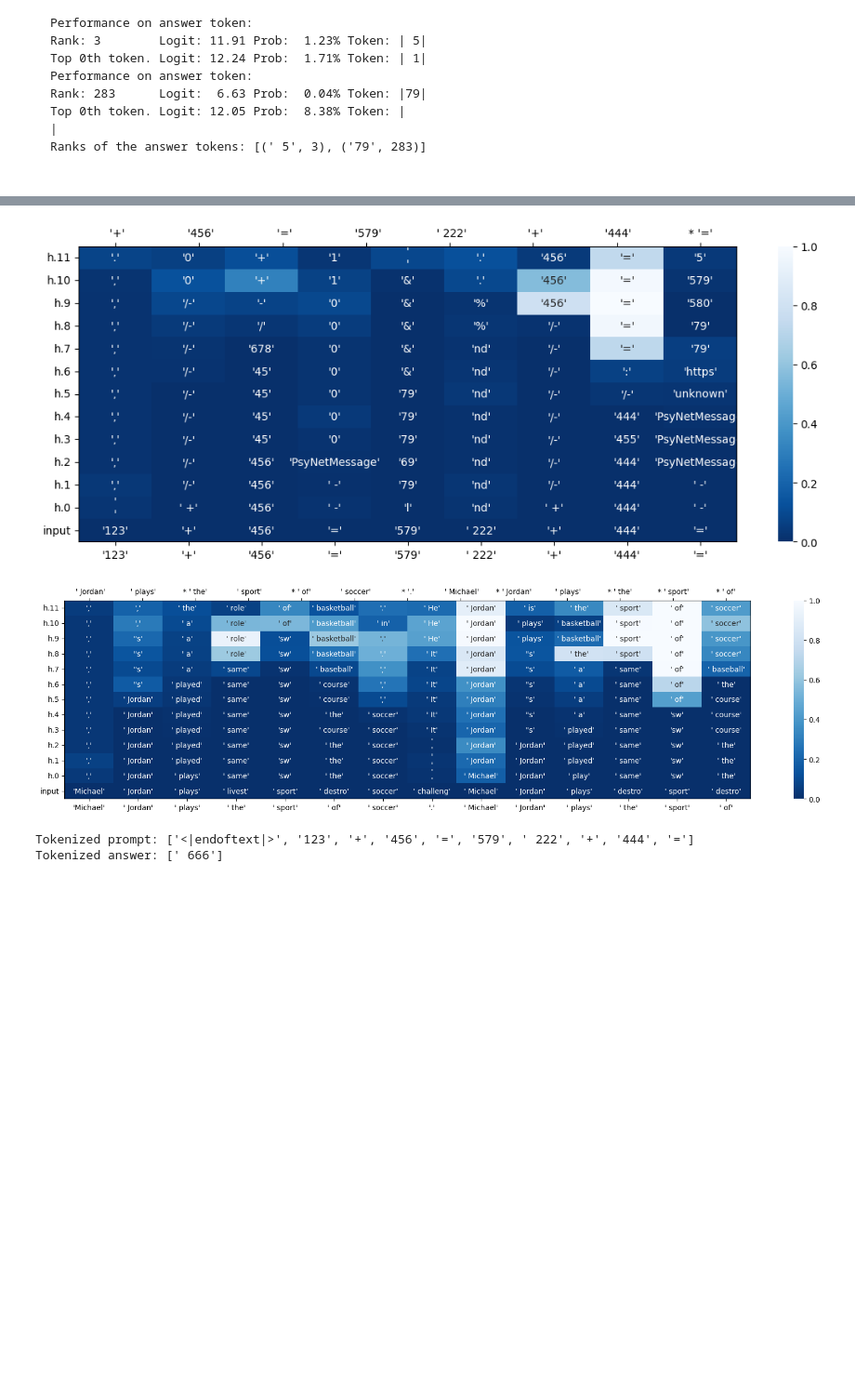
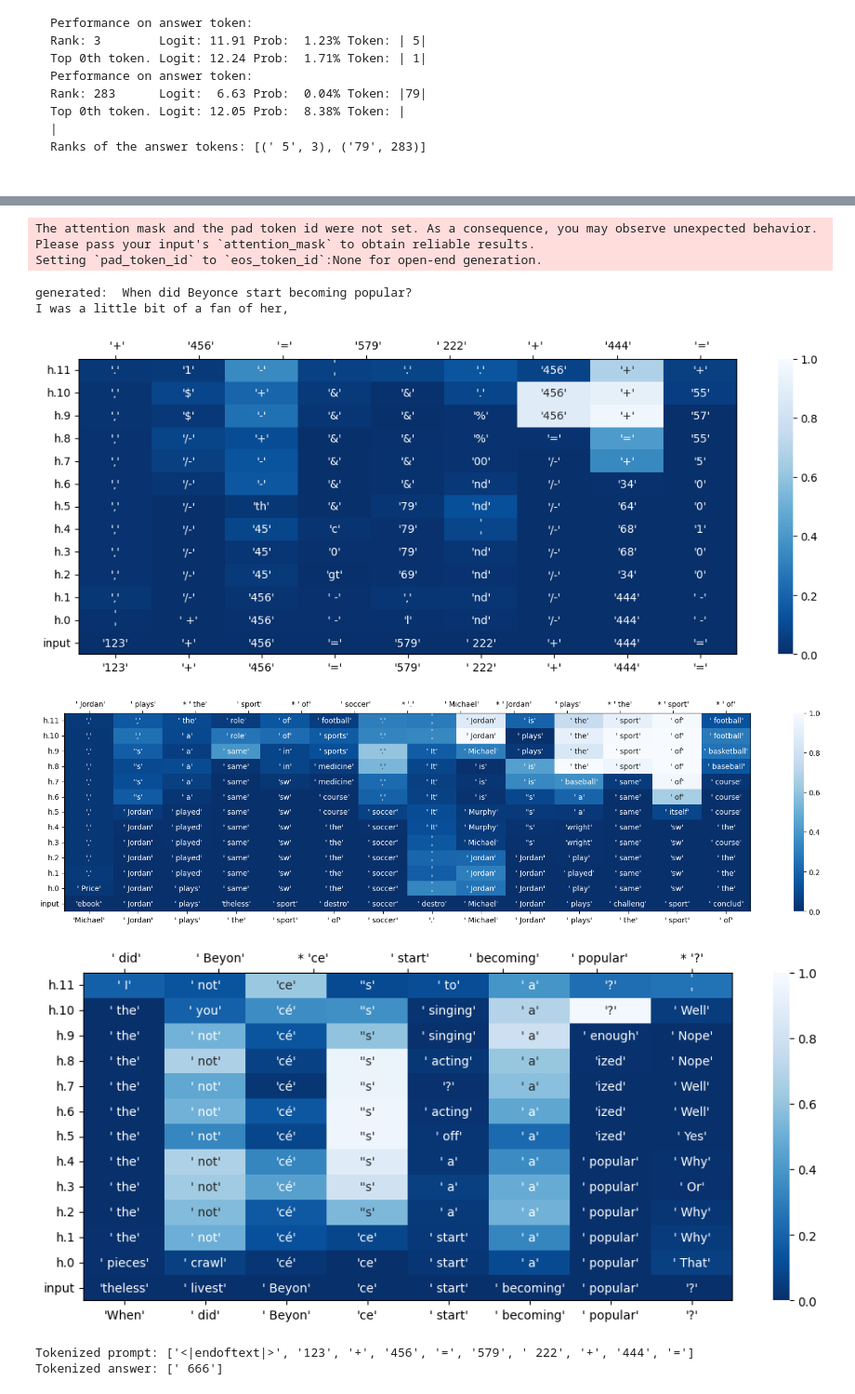
Before and after one commit to mysterytony/cs230_project, a Jupyter notebook: cs230.ipynb, the cells around one changed output, grey strips where cells are left out. Shown at 93% size. Cells and saved outputs as stored; diff of their text form; code cells hidden in the pictures; blank space fills up the shorter version.

```diff
--- a/cs230.ipynb
+++ b/cs230.ipynb
@@ -181,7 +188,8 @@ Ranks of the answer tokens: [(' 5', 3), ('79', 283)]
 #@title visualize logit lens
 
 prompt_batch = ["123+456=579 222+444=",
-           "Michael Jordan plays the sport of soccer. Michael Jordan plays the sport of"]
+                "Michael Jordan plays the sport of soccer. Michael Jordan plays the sport of",
+                "When did Beyonce start becoming popular?"]
 
 for prompt in prompt_batch:
   input_tokens = torch.as_tensor(tokenizer.encode(prompt)).view(1, -1).to(DEVICE)
@@ -209,5 +218,10 @@ The NBA
+The attention mask and the pad token id were not set. As a consequence, you may observe unexpected behavior. Please pass your input's `attention_mask` to obtain reliable results.
+Setting `pad_token_id` to `eos_token_id`:None for open-end generation.
+generated:  When did Beyonce start becoming popular?
+I was a little bit of a fan of her,
-[figure, old version]
+[figure, new version]
-[figure, old version]
+[figure, new version]
+[figure, added]
 # %%
 #@title test prompt to get top wrong output tokens
 
```
Also changed, not shown: parts of 8 cells of this notebook.
